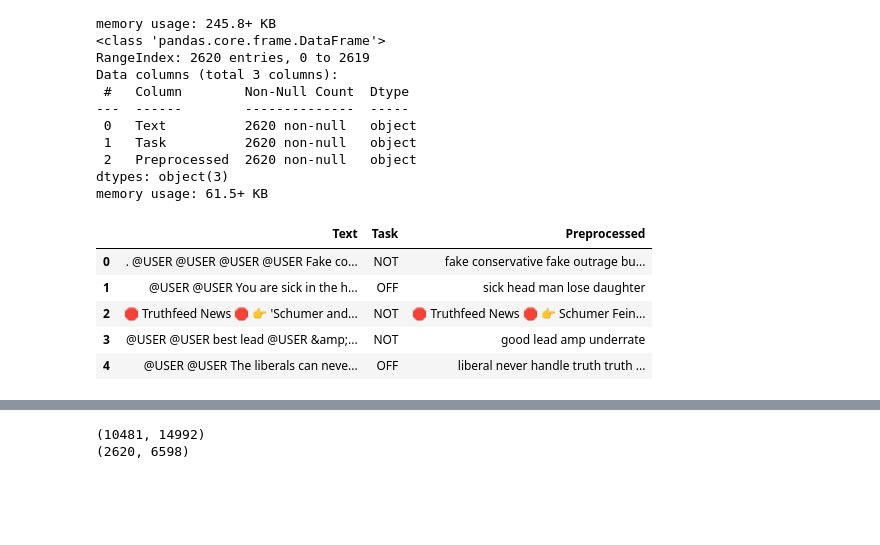
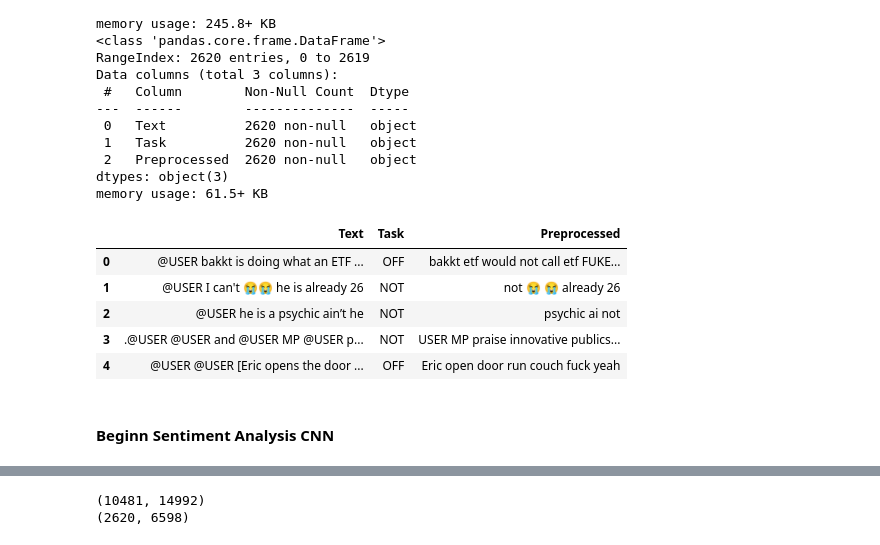
Before and after one commit to Ephelemi/invESStmENt, a Jupyter notebook: Praktikum NLP Gruppe 1/Preprocessing_Test.ipynb, the cells around one changed output, grey strips where cells are left out. Saved outputs shown, nothing was run; the diff lists cells and outputs as text; code cells hidden in the pictures; blank space fills up the shorter version.

Commit message:
sentiment analysis

```diff
--- a/Praktikum NLP Gruppe 1/Preprocessing_Test.ipynb
+++ b/Praktikum NLP Gruppe 1/Preprocessing_Test.ipynb
@@ -148,11 +151,13 @@ dtypes: object(3)
 memory usage: 61.5+ KB
 # %%
 dataset_train.head()
-dataset_dev.head()
+#dataset_dev.head()
 # %% [output]
 |  | Text | Task | Preprocessed |
-| 0 | . @USER @USER @USER @USER Fake co... | NOT | fake conservative fake outrage bu... |
-| 1 | @USER @USER You are sick in the h... | OFF | sick head man lose daughter |
-| 2 | 🛑 Truthfeed News 🛑 👉 'Schumer and... | NOT | 🛑 Truthfeed News 🛑 👉 Schumer Fein... |
-| 3 | @USER @USER best lead @USER &amp;... | NOT | good lead amp underrate |
-| 4 | @USER @USER The liberals can neve... | OFF | liberal never handle truth truth ... |
+| 0 | @USER bakkt is doing what an ETF ... | OFF | bakkt etf would not call etf FUKE... |
+| 1 | @USER I can't 😭😭 he is already 26 | NOT | not 😭 😭 already 26 |
+| 2 | @USER he is a psychic ain’t he | NOT | psychic ai not |
+| 3 | .@USER @USER and @USER MP @USER p... | NOT | USER MP praise innovative publics... |
+| 4 | @USER @USER [Eric opens the door ... | OFF | Eric open door run couch fuck yeah |
+# %% [markdown]
+#### Beginn Sentiment Analysis CNN
```
Also changed, not shown: parts of 10 cells of this notebook, 2 other files.
